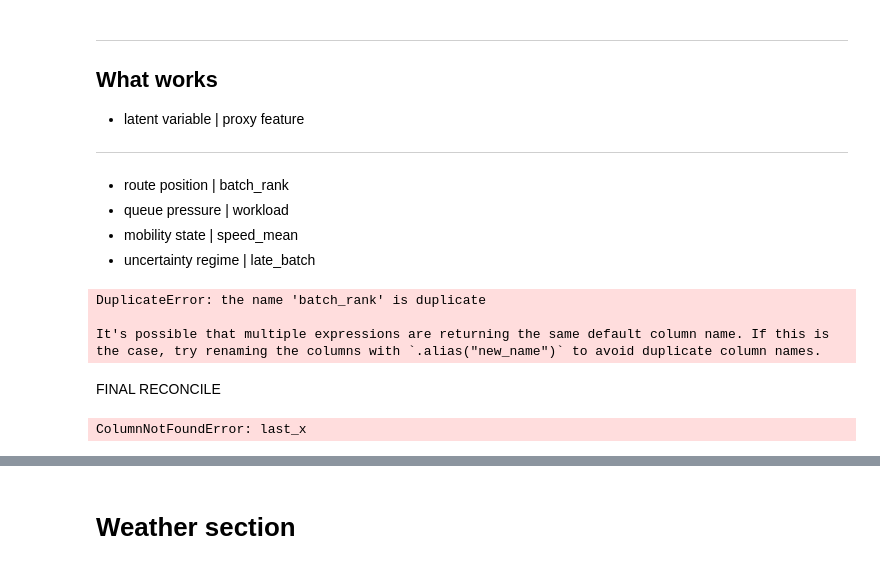
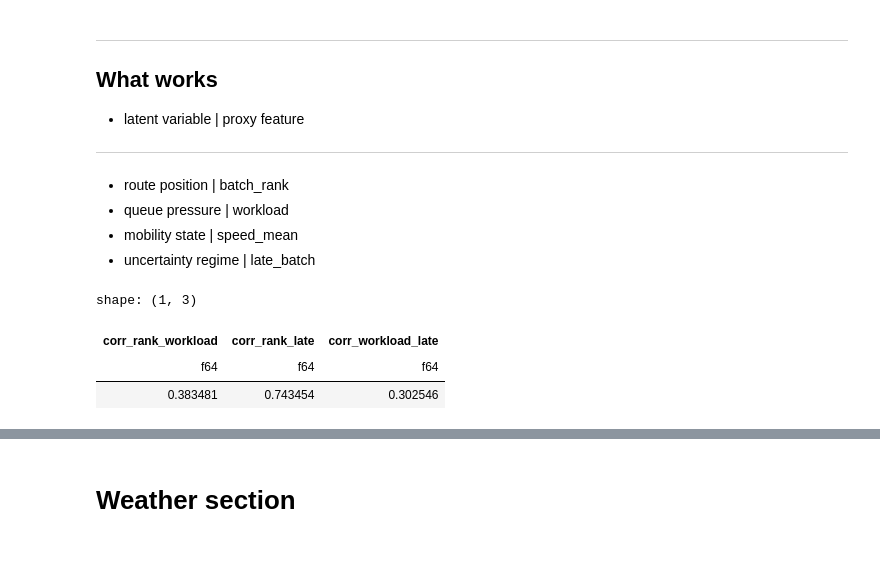
Before and after one commit to aymuos/starship, a Jupyter notebook: fundamental_EDA/feature_creator.ipynb, the cells around one changed output, grey strips where cells are left out. Cells and saved outputs as stored; diff of their text form; code cells hidden in the pictures.

Commit message:
sanity check completed

```diff
--- a/fundamental_EDA/feature_creator.ipynb
+++ b/fundamental_EDA/feature_creator.ipynb
@@ -1548,14 +1548,15 @@ What works
 - mobility state |	speed_mean
 - uncertainty regime |	late_batch
 # %%
-# final sanity check
+# final sanity check with unique aliases to avoid DuplicateError
 
 features.select([
-    pl.corr("batch_rank","workload_capped"),
-    pl.corr("batch_rank","late_batch"),
-    pl.corr("workload_capped","late_batch")
+    pl.corr("batch_rank", "workload_capped").alias("corr_rank_workload"),
+    pl.corr("batch_rank", "late_batch").alias("corr_rank_late"),
+    pl.corr("workload_capped", "late_batch").alias("corr_workload_late")
 ])
 # %% [output]
-DuplicateError: the name 'batch_rank' is duplicate
-
-It's possible that multiple expressions are returning the same default column name. If this is the case, try renaming the columns with `.alias("new_name")` to avoid duplicate column names.
+shape: (1, 3)
+| corr_rank_workload | corr_rank_late | corr_workload_late |
+| f64 | f64 | f64 |
+| 0.383481 | 0.743454 | 0.302546 |
@@ -1566,2 +1562,0 @@ It's possible that multiple expressions are returning the same default column na
-# %% [markdown]
-FINAL RECONCILE
@@ -1570,16 +1562,0 @@ final_df = delivery.clone()
-# %%
-final_df = final_df.join(
-    traj_features.select([
-        "order_id",
-        "last_x",
-        "last_y",
-        "gps_gap_min",
-        "gps_points",
-        "speed_mean",
-        "distance_travelled"
-    ]),
-    on="order_id",
-    how="left"
-)
-# %% [output]
-ColumnNotFoundError: last_x
```
Also changed, not shown: parts of 17 cells of this notebook.
